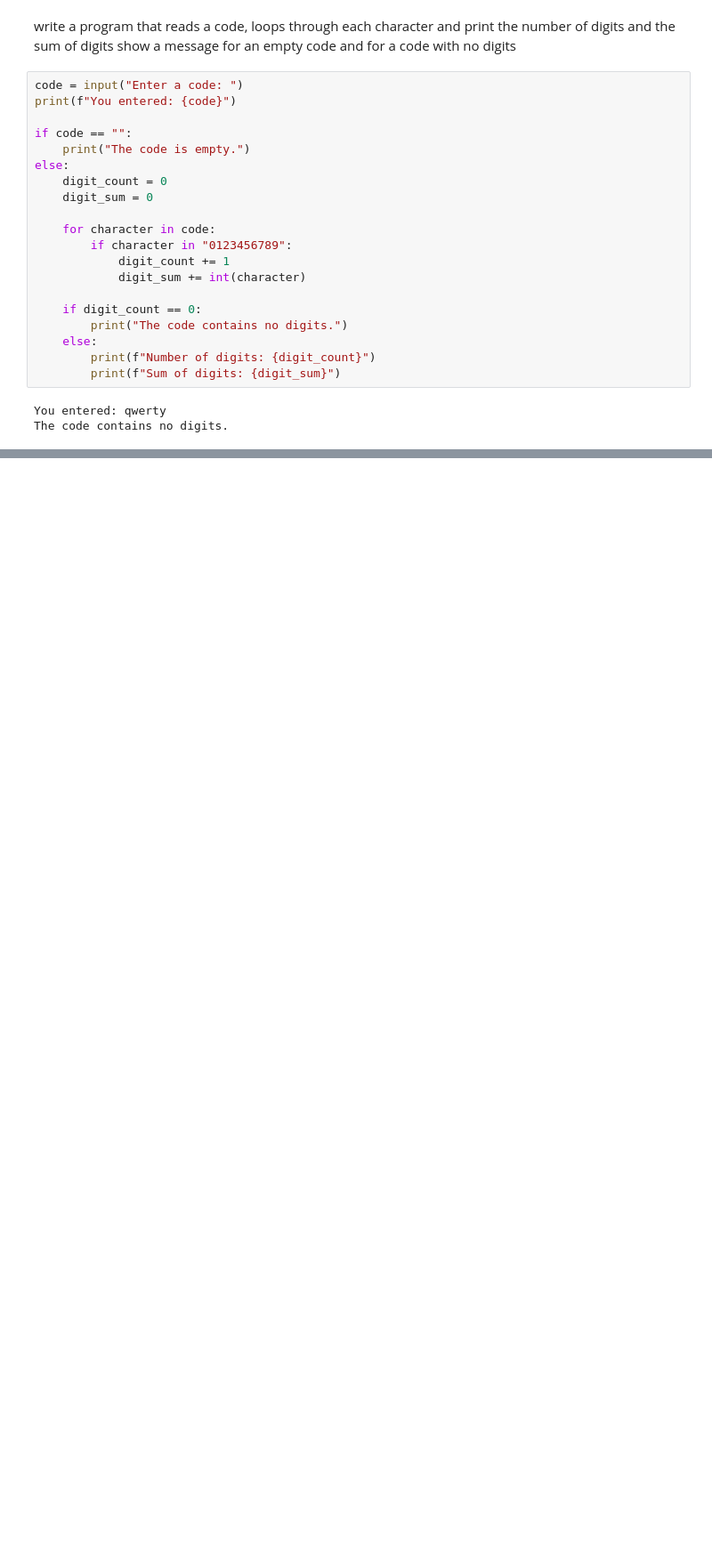
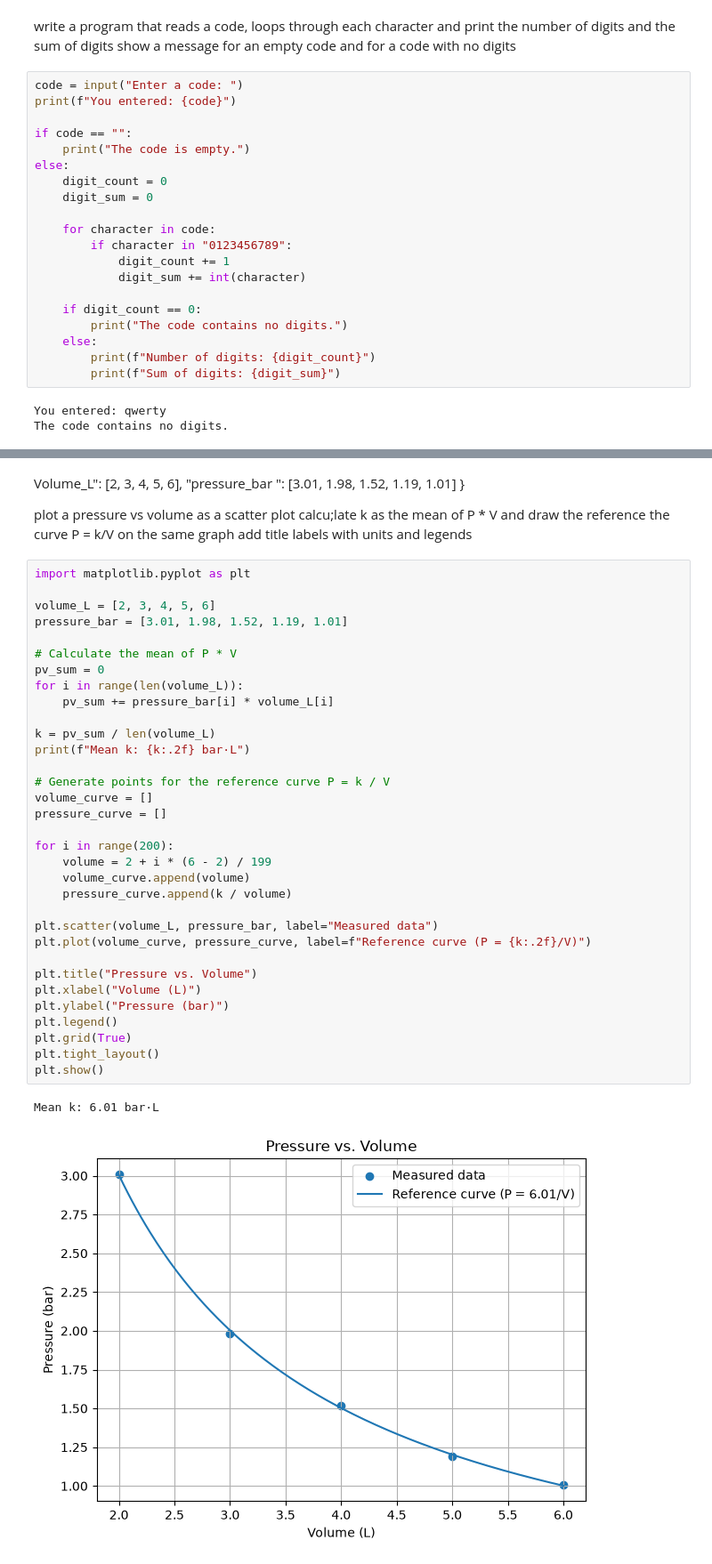
Before and after one commit to purvisahu308007-cmd/CP_Practical, a Jupyter notebook: 20251001061_set.ipynb, the cells around one changed output, grey strips where cells are left out. Shown at 89% size. Saved outputs shown, nothing was run; the diff lists cells and outputs as text; blank space fills up the shorter version.

```diff
--- a/20251001061_set.ipynb
+++ b/20251001061_set.ipynb
@@ -154,0 +345,42 @@ The code contains no digits.
+# %% [markdown]
+Volume_L": [2, 3, 4, 5, 6],
+    "pressure_bar ": [3.01, 1.98, 1.52, 1.19, 1.01]
+}
+
+ plot a pressure vs volume as a scatter plot calcu;late k as the mean of P * V and draw the reference the curve P = k/V on the same graph add title labels with units and legends
+# %%
+import matplotlib.pyplot as plt
+
+volume_L = [2, 3, 4, 5, 6]
+pressure_bar = [3.01, 1.98, 1.52, 1.19, 1.01]
+
+# Calculate the mean of P * V
+pv_sum = 0
+for i in range(len(volume_L)):
+    pv_sum += pressure_bar[i] * volume_L[i]
+
+k = pv_sum / len(volume_L)
+print(f"Mean k: {k:.2f} bar·L")
+
+# Generate points for the reference curve P = k / V
+volume_curve = []
+pressure_curve = []
+
+for i in range(200):
+    volume = 2 + i * (6 - 2) / 199
+    volume_curve.append(volume)
+    pressure_curve.append(k / volume)
+
+plt.scatter(volume_L, pressure_bar, label="Measured data")
+plt.plot(volume_curve, pressure_curve, label=f"Reference curve (P = {k:.2f}/V)")
+
+plt.title("Pressure vs. Volume")
+plt.xlabel("Volume (L)")
+plt.ylabel("Pressure (bar)")
+plt.legend()
+plt.grid(True)
+plt.tight_layout()
+plt.show()
+# %% [output]
+Mean k: 6.01 bar·L
+[figure, added]
```
Also changed, not shown: parts of 8 cells of this notebook, 2 other files.
